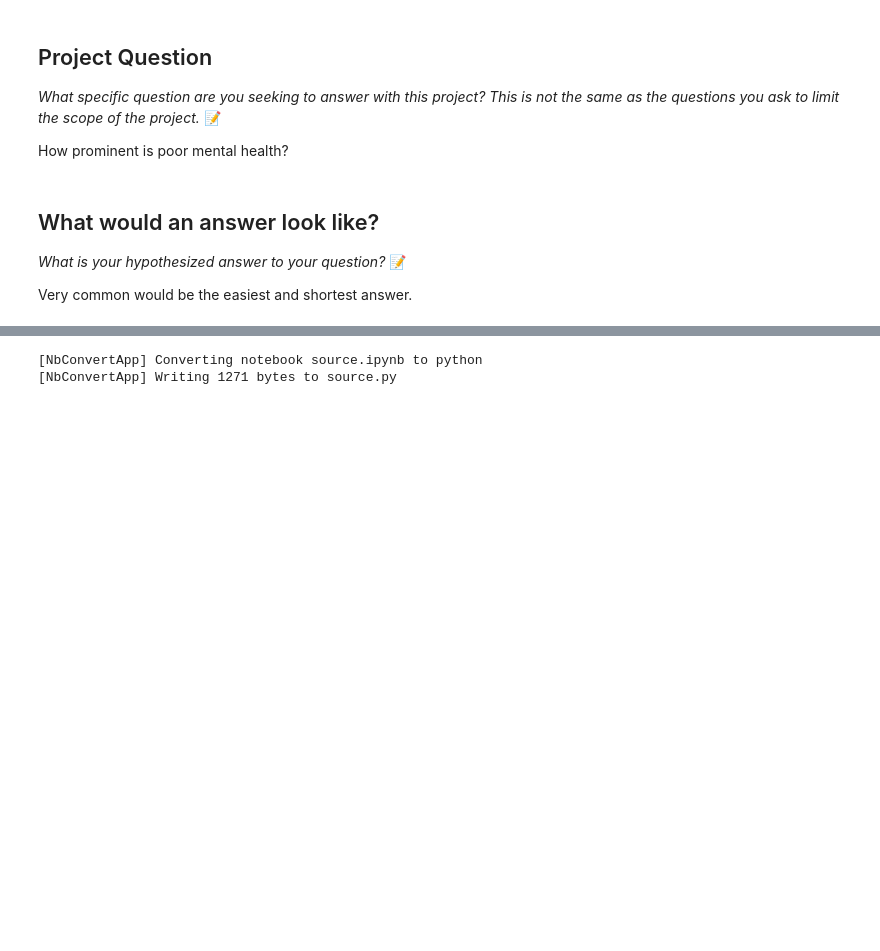
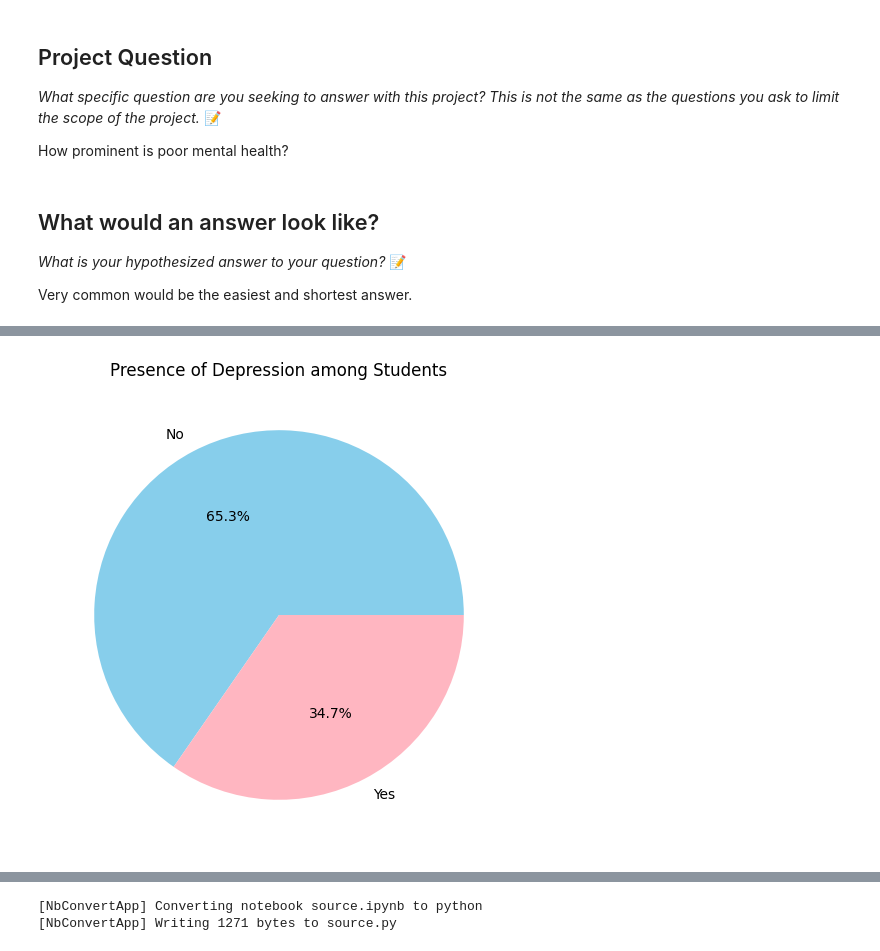
Before and after one commit to IT4063C-Fall23/final-project-elzamc, a Jupyter notebook: source.ipynb, the cells around one changed output, grey strips where cells are left out. Cells and saved outputs as stored; diff of their text form; code cells hidden in the pictures; blank space fills up the shorter version.

```diff
--- a/source.ipynb
+++ b/source.ipynb
@@ -46,0 +170,19 @@ My approach is simple. The Kaggle datasets provide huge insights on a global and
+# %%
+import pandas as pd
+import matplotlib.pyplot as plt
+
+df = pd.read_csv('student-mental-health/Student Mental health.csv')
+
+# Count the presence of depression among students
+depression_counts = df['Do you have Depression?'].value_counts()
+labels = ['No', 'Yes']
+
+# Plotting the pie chart
+plt.figure(figsize=(8, 6))
+plt.pie(depression_counts, labels=labels, autopct='%1.1f%%', colors=['skyblue', 'lightpink'])
+
+plt.title('Presence of Depression among Students')
+
+plt.show()
+# %% [output]
+[figure, added]
```
Also changed, not shown: parts of 13 cells of this notebook, 6 other files.
